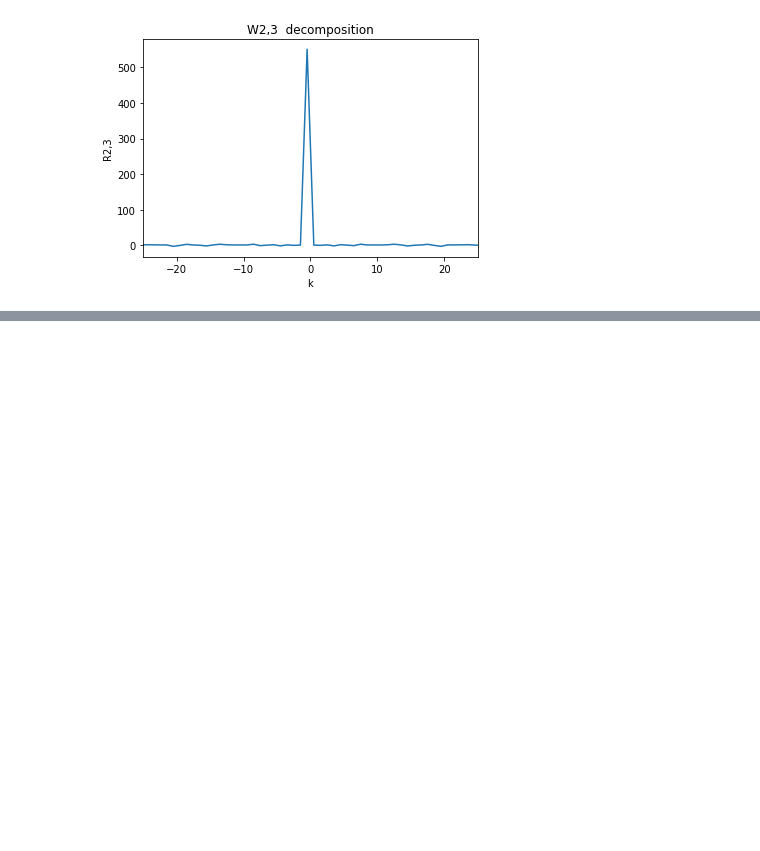
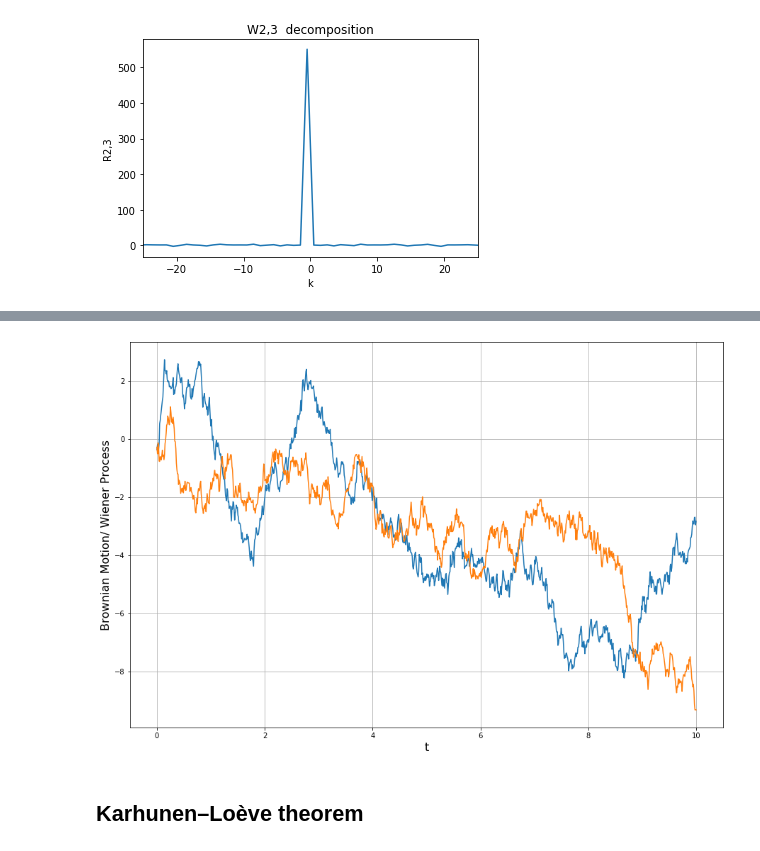
Before and after one commit to gonzaq94/Wavelets, a Jupyter notebook: Wavelets - theoretical explanation and simulations.ipynb, the cells around one changed output, grey strips where cells are left out. Drawn from its saved outputs; the diff is of its cells as text; code cells hidden in the pictures; blank space fills up the shorter version.

```diff
--- a/wavelets simulations.ipynb
+++ b/Wavelets - theoretical explanation and simulations.ipynb
@@ -630,0 +782,32 @@ for R, coeff_name,aucorr_name in zip(Rlist,wavelet_decomposition_coeff_name,auto
+# %%
+# The Wiener process parameter.
+delta = 2
+# Total time.
+T = 10.0
+# Number of steps.
+N = 1000
+# Time step size
+dt = T/N
+
+# Create an empty array to store the realizations.
+# Initial values of x.
+x = np.empty(N+1)
+y = np.empty(N+1)
+
+x[0] = 0
+y[0] = 0
+x = brownian(x[0], N, dt, delta)
+y = brownian(y[0], N, dt, delta)
+
+t = np.linspace(0.0, N*dt, N)
+figure(figsize=(15,10))
+plot(t, x)
+plot(t,y)
+xlabel('t', fontsize=16)
+ylabel('Brownian Motion/ Wiener Process', fontsize=16)
+grid(True)
+show()
+# %% [output]
+[figure, added]
+# %% [markdown]
+## Karhunen–Loève theorem
```
Also changed, not shown: parts of 32 cells of this notebook, 7 other files.
